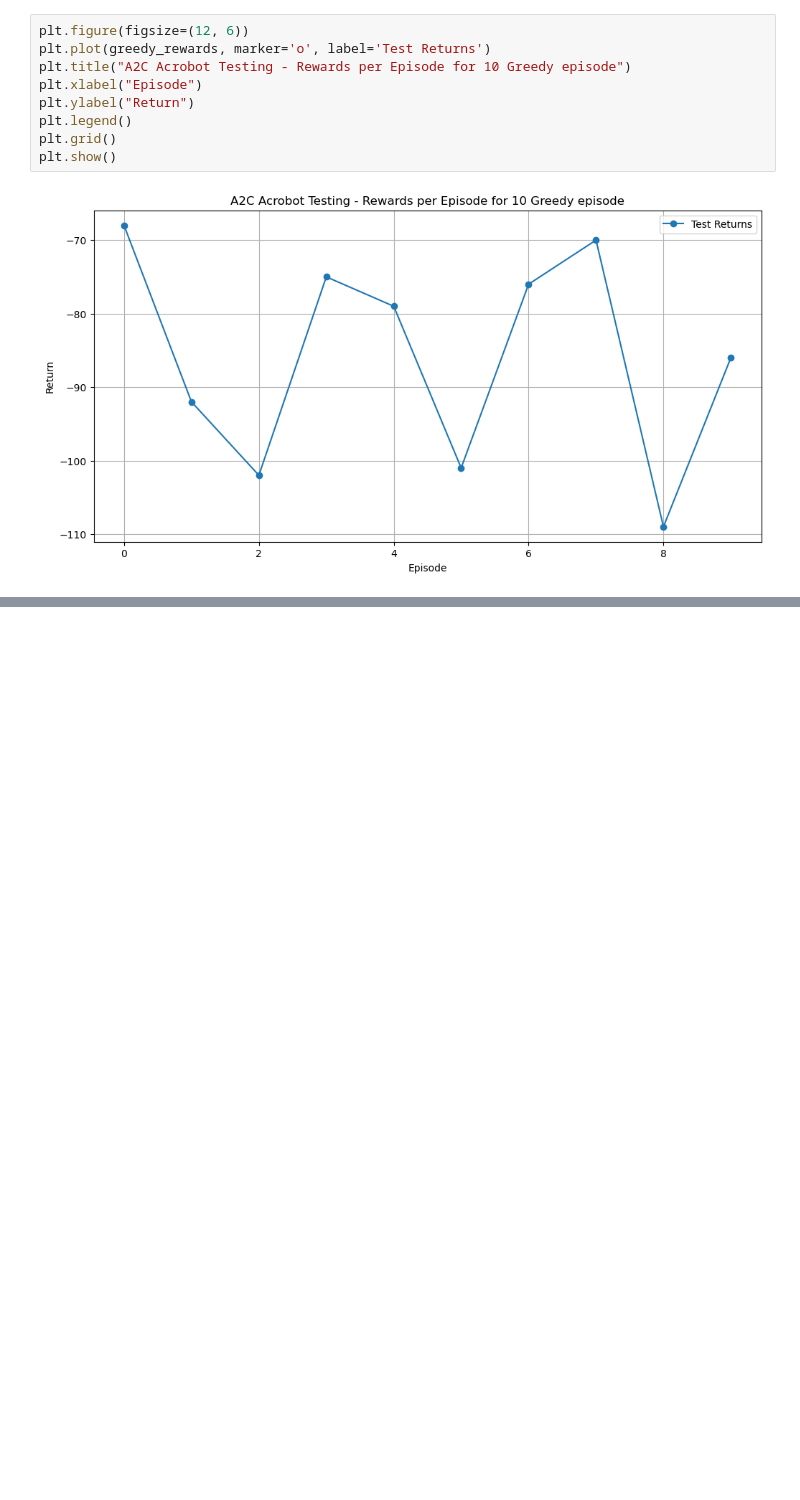
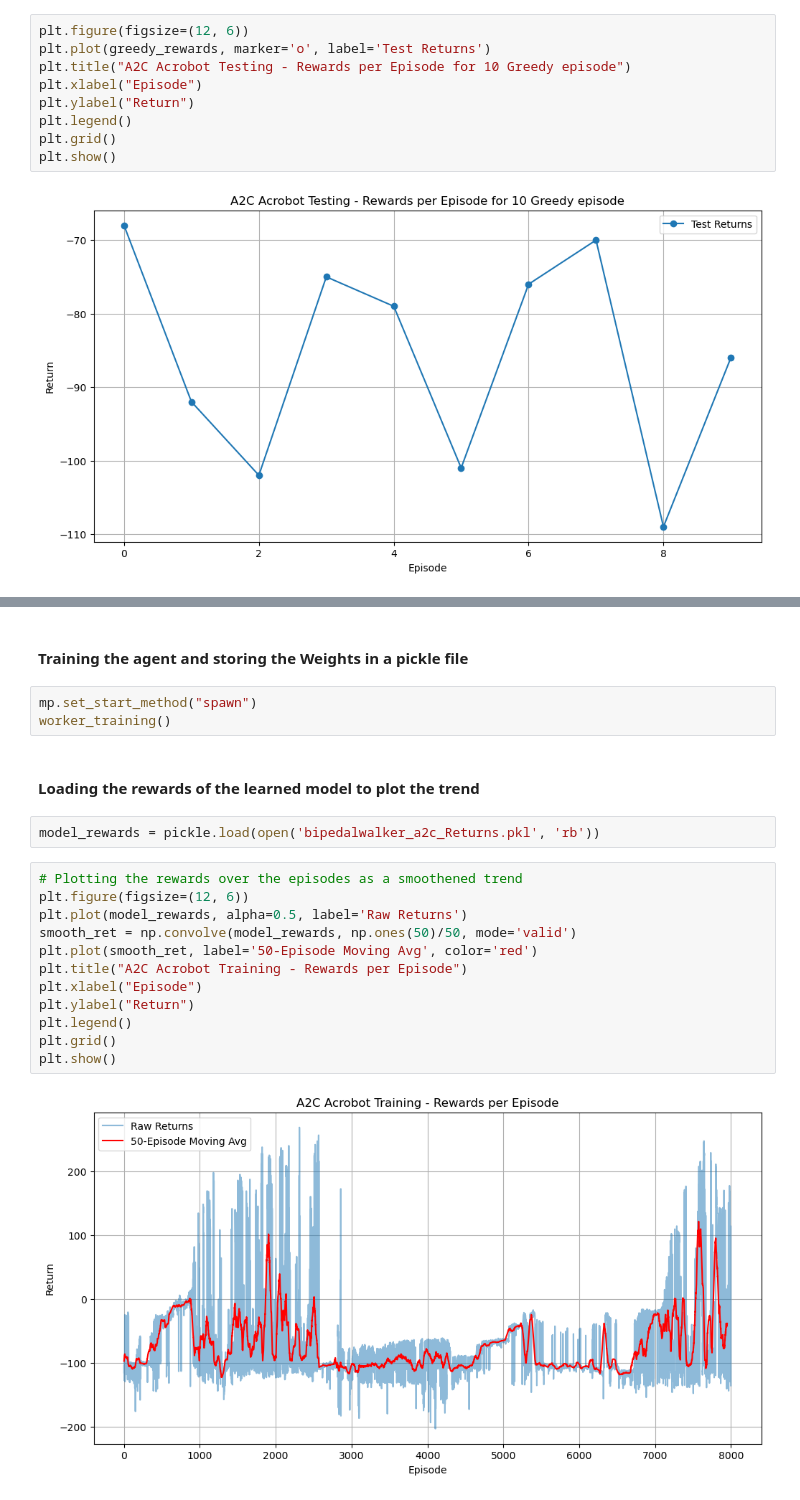
Before and after one commit to shivansh052k/CSE546_Reinforcement_Learning_Assignment_3, a Jupyter notebook: a3_part_3_sgupta67_karamchan.ipynb, the cells around one changed output, grey strips where cells are left out. Cells and saved outputs as stored; diff of their text form; blank space fills up the shorter version.

Commit message:
Assignment_3_part_3 Bipedal Walker push

```diff
--- a/a3_part_3_sgupta67_karamchan.ipynb
+++ b/a3_part_3_sgupta67_karamchan.ipynb
@@ -318,0 +522,23 @@ plt.show()
+# %% [markdown]
+#### Training the agent and storing the Weights in a pickle file
+# %%
+mp.set_start_method("spawn")
+worker_training()
+# %% [markdown]
+#### Loading the rewards of the learned model to plot the trend
+# %%
+model_rewards = pickle.load(open('bipedalwalker_a2c_Returns.pkl', 'rb'))
+# %%
+# Plotting the rewards over the episodes as a smoothened trend
+plt.figure(figsize=(12, 6))
+plt.plot(model_rewards, alpha=0.5, label='Raw Returns')
+smooth_ret = np.convolve(model_rewards, np.ones(50)/50, mode='valid')
+plt.plot(smooth_ret, label='50-Episode Moving Avg', color='red')
+plt.title("A2C Acrobot Training - Rewards per Episode")
+plt.xlabel("Episode")
+plt.ylabel("Return")
+plt.legend()
+plt.grid()
+plt.show()
+# %% [output]
+[figure, added]
```
Also changed, not shown: parts of 21 cells of this notebook, 2 other files.
